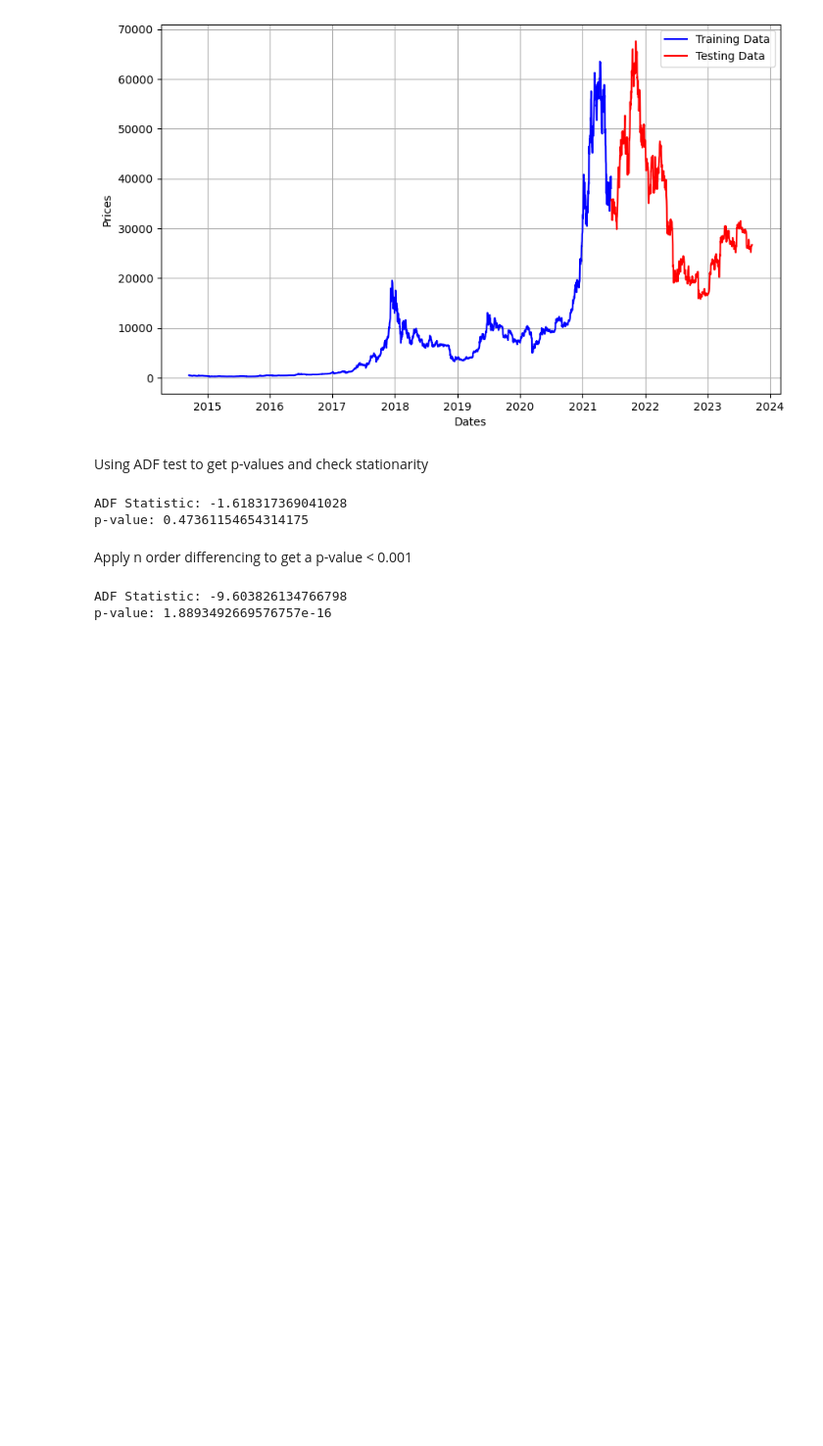
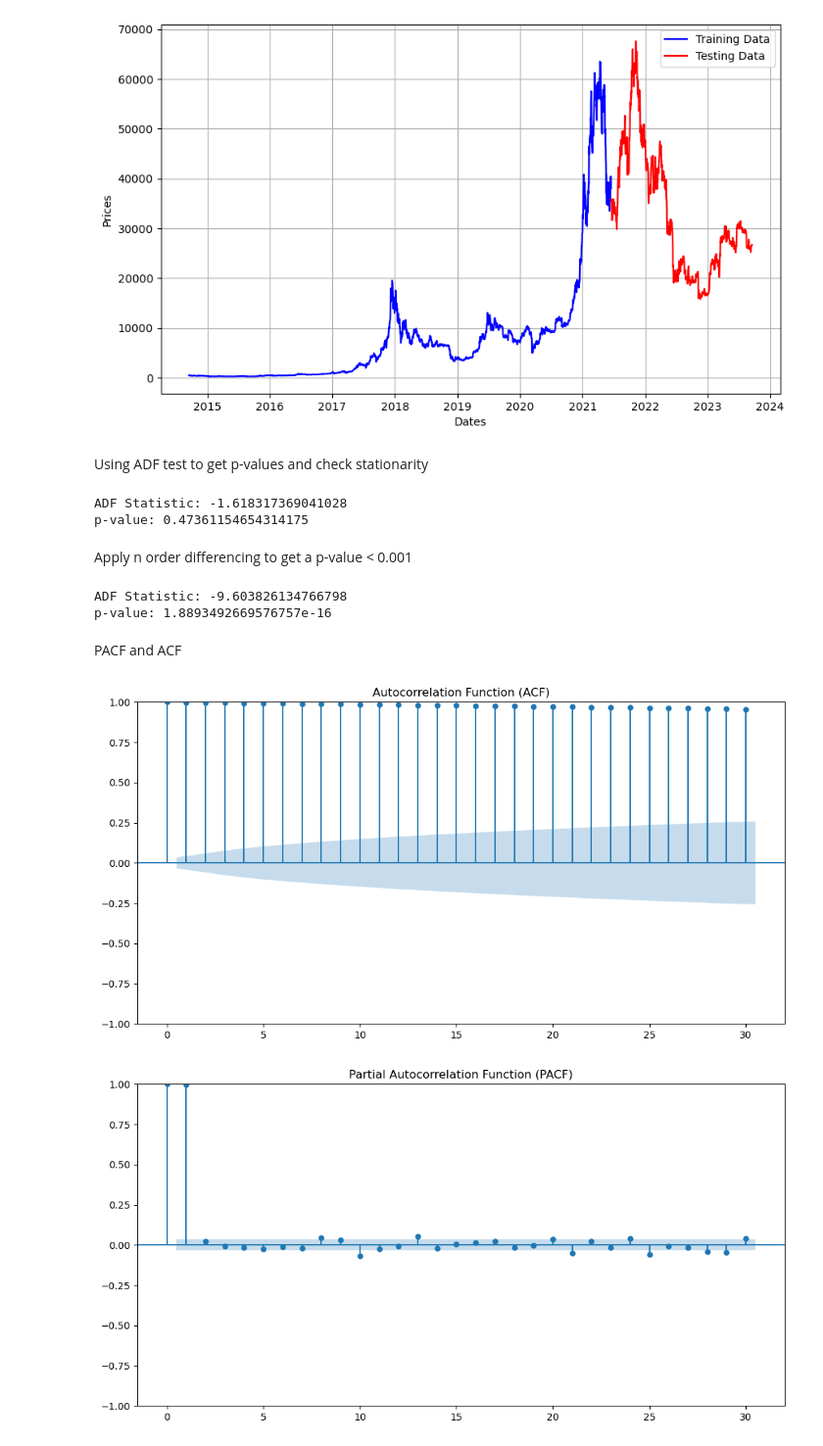
Before and after one commit to lieric90/BitcoinPricePrediction, a Jupyter notebook: bitcoin_price_prediction.ipynb, the cells around one changed output. Shown: that part at 98% size. Saved outputs shown, nothing was run; the diff lists cells and outputs as text; code cells hidden in the pictures; blank space fills up the shorter version.

Commit message:
acf and pacf

```diff
--- a/bitcoin_price_prediction.ipynb
+++ b/bitcoin_price_prediction.ipynb
@@ -74,3 +74,20 @@ print(f'p-value: {pvalue}')
 # %% [output]
 ADF Statistic: -9.603826134766798
 p-value: 1.8893492669576757e-16
+# %% [markdown]
+PACF and ACF
+# %%
+# ACF(q value)
+plt.figure(figsize=(12, 6))
+sm.graphics.tsa.plot_acf(df['Adj Close'], lags=30, ax=plt.gca())
+plt.title('Autocorrelation Function (ACF)')
+plt.show()
+
+# PACF(p value)
+plt.figure(figsize=(12, 6))
+sm.graphics.tsa.plot_pacf(df['Adj Close'], lags=30, ax=plt.gca())
+plt.title('Partial Autocorrelation Function (PACF)')
+plt.show()
+# %% [output]
+[figure, added]
+[figure, added]
```
